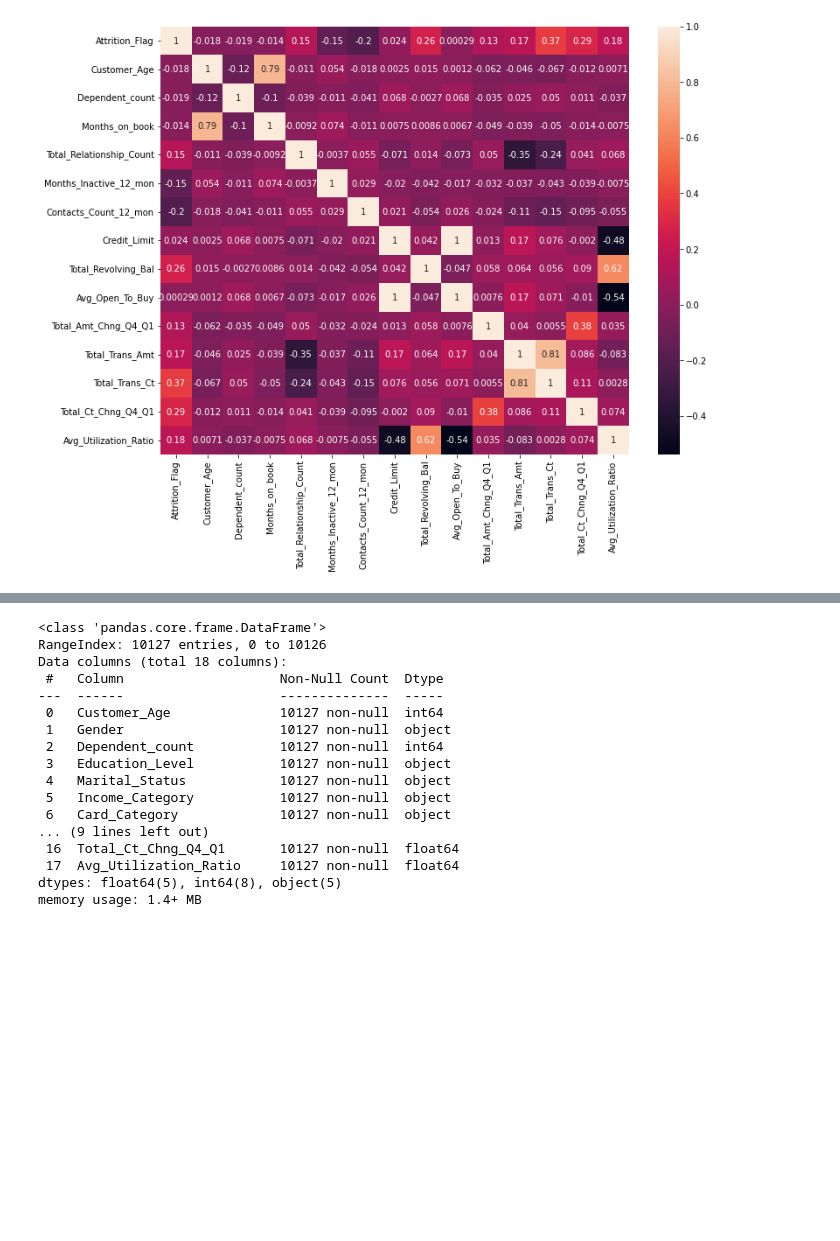
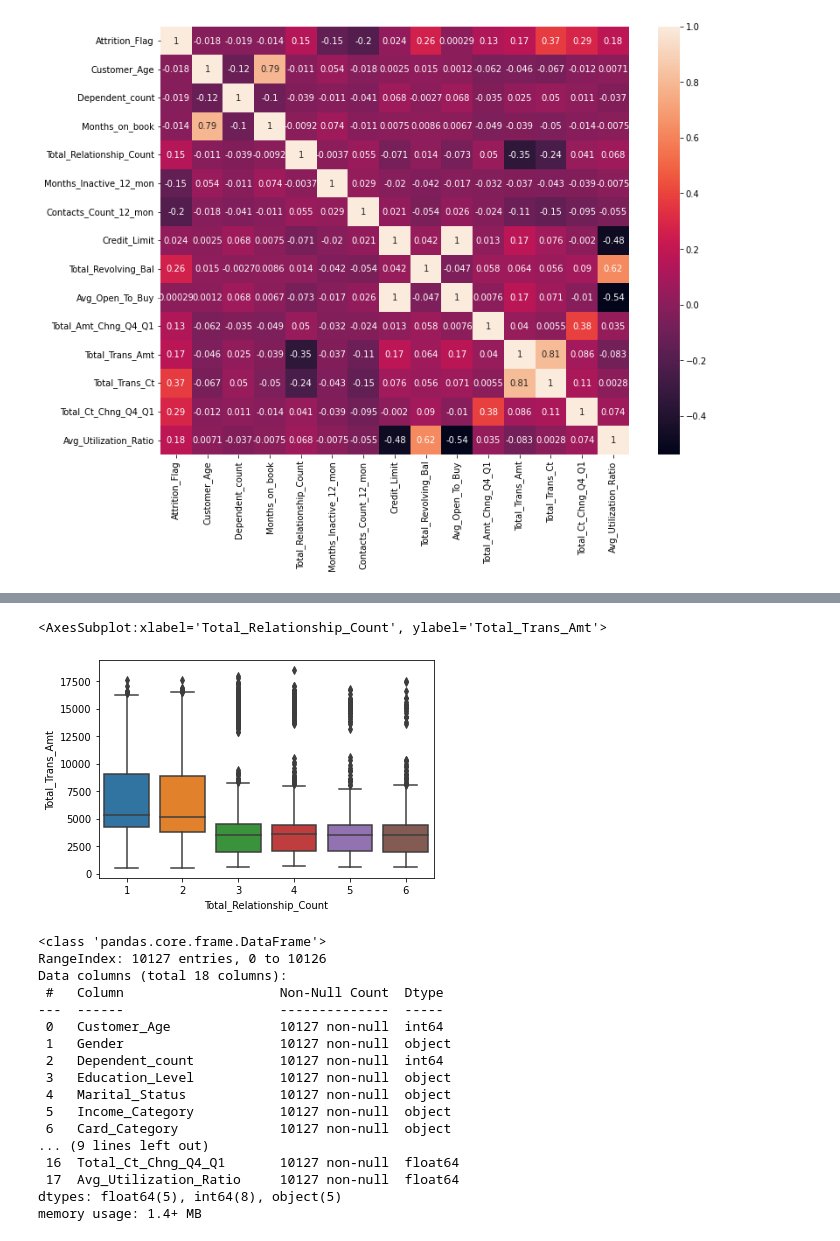
Before and after one commit to Artem123456789/bank_churners_prediction, a Jupyter notebook: main.ipynb, the cells around one changed output, grey strips where cells are left out. Drawn from its saved outputs; the diff is of its cells as text; code cells hidden in the pictures; blank space fills up the shorter version.

```diff
--- a/main.ipynb
+++ b/main.ipynb
@@ -171,3 +191,8 @@ df = df.drop(columns="Months_on_book")
+# %%
+sns.boxplot(data=df, x="Total_Relationship_Count", y="Total_Trans_Amt")
+# %% [output]
+<AxesSubplot:xlabel='Total_Relationship_Count', ylabel='Total_Trans_Amt'>
+[figure, added]
 # %%
 from sklearn.model_selection import train_test_split
 from sklearn.linear_model import LogisticRegression
```
Also changed, not shown: parts of 6 cells of this notebook.
